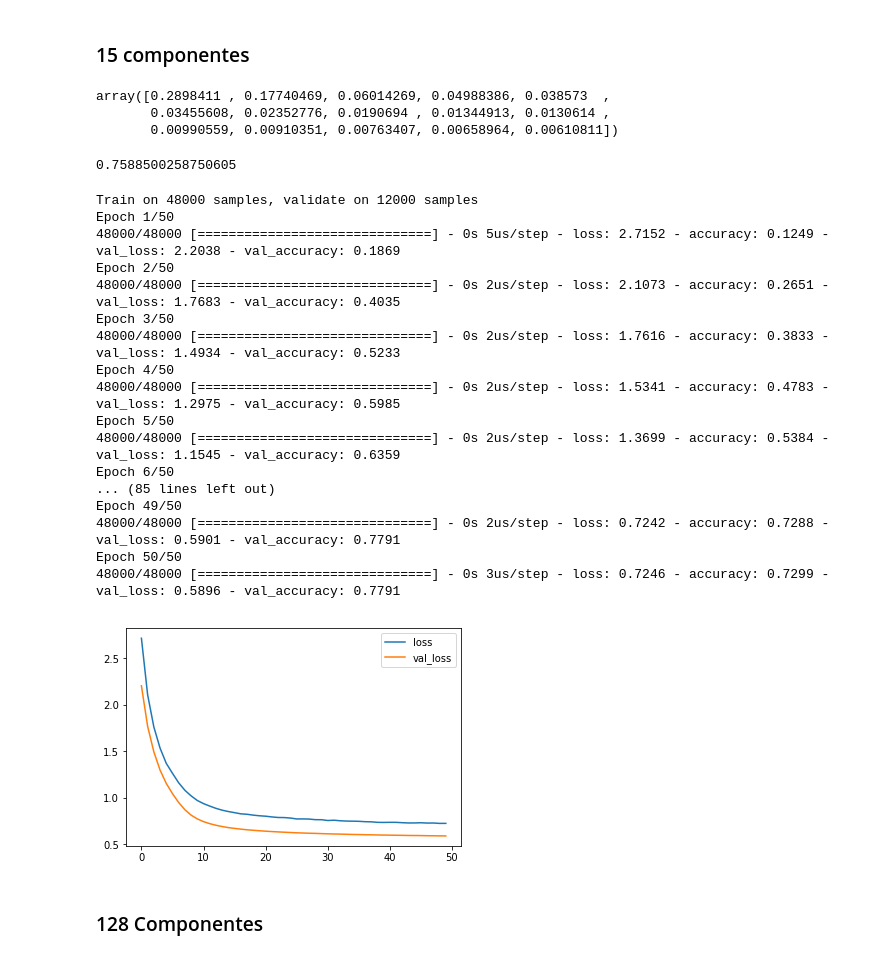
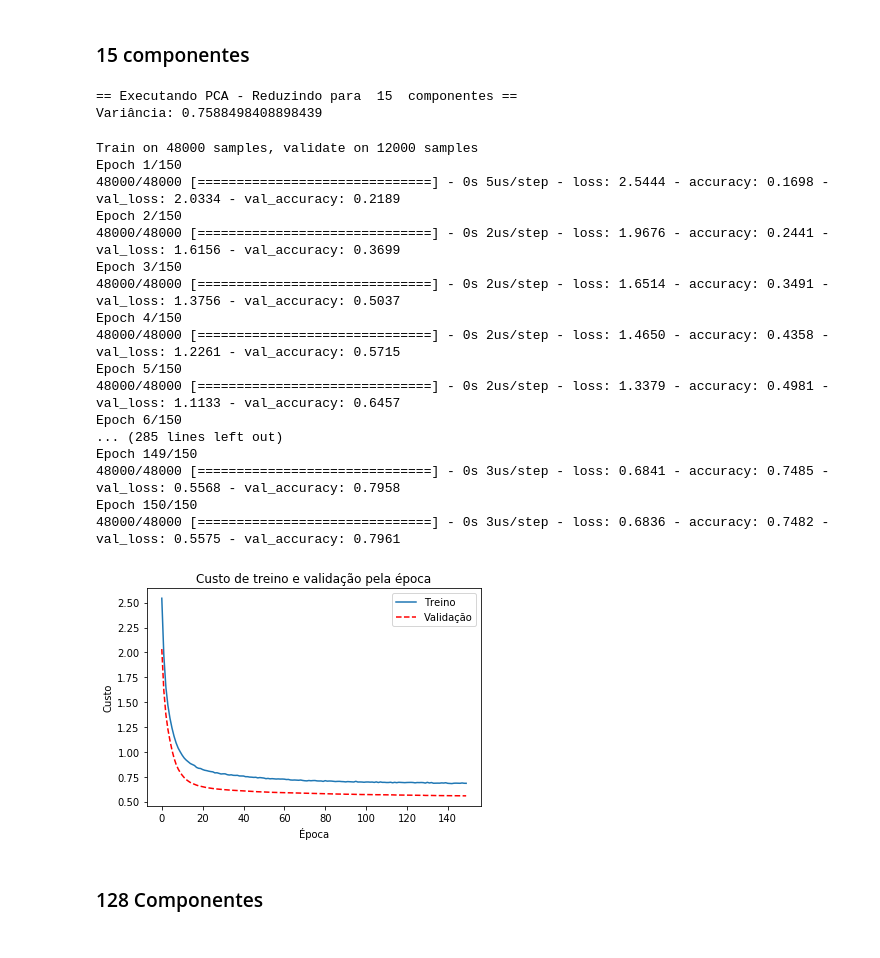
Before and after one commit to gihbatalha/neural-net-dimensionality-cluster, a Jupyter notebook: Projeto3.ipynb, the cells around one changed output. Cells and saved outputs as stored; diff of their text form; code cells hidden in the pictures.

```diff
--- a/Projeto3.ipynb
+++ b/Projeto3.ipynb
@@ -215,15 +187,8 @@ newX_val = pca.transform(X_val)
-# %%
-variancesPerFeature = pca.explained_variance_ratio_
-variancesPerFeature
-# %% [output]
-array([0.2898411 , 0.17740469, 0.06014269, 0.04988386, 0.038573  ,
-       0.03455608, 0.02352776, 0.0190694 , 0.01344913, 0.0130614 ,
-       0.00990559, 0.00910351, 0.00763407, 0.00658964, 0.00610811])
-# %%
-variance = np.sum(variancesPerFeature)
-variance
-# %% [output]
-0.7588500258750605
+# %%
+(newX_train, newX_val) = applyPCA(15,X_train, X_val)
+# %% [output]
+== Executando PCA - Reduzindo para  15  componentes ==
+Variância: 0.7588498408898439
 # %%
 model = keras.Sequential([
     keras.layers.Dense(12, activation='relu'),
@@ -232,33 +197,28 @@ model = keras.Sequential([
 ])
 
 model.compile(optimizer='adam', loss='sparse_categorical_crossentropy',metrics=['accuracy'])
-train_history_pca = model.fit(np.array(newX_train),np.array(y_train),validation_data=(newX_val, y_val),epochs=50,batch_size=1000)
+train_history_pca = model.fit(np.array(newX_train),np.array(y_train),validation_data=(newX_val, y_val),epochs=150,batch_size=1000)
 # %% [output]
 Train on 48000 samples, validate on 12000 samples
-Epoch 1/50
-48000/48000 [==============================] - 0s 5us/step - loss: 2.7152 - accuracy: 0.1249 - val_loss: 2.2038 - val_accuracy: 0.1869
-Epoch 2/50
-48000/48000 [==============================] - 0s 2us/step - loss: 2.1073 - accuracy: 0.2651 - val_loss: 1.7683 - val_accuracy: 0.4035
-Epoch 3/50
-48000/48000 [==============================] - 0s 2us/step - loss: 1.7616 - accuracy: 0.3833 - val_loss: 1.4934 - val_accuracy: 0.5233
-Epoch 4/50
-48000/48000 [==============================] - 0s 2us/step - loss: 1.5341 - accuracy: 0.4783 - val_loss: 1.2975 - val_accuracy: 0.5985
-Epoch 5/50
-48000/48000 [==============================] - 0s 2us/step - loss: 1.3699 - accuracy: 0.5384 - val_loss: 1.1545 - val_accuracy: 0.6359
-Epoch 6/50
-... (85 lines left out)
-Epoch 49/50
-48000/48000 [==============================] - 0s 2us/step - loss: 0.7242 - accuracy: 0.7288 - val_loss: 0.5901 - val_accuracy: 0.7791
-Epoch 50/50
-48000/48000 [==============================] - 0s 3us/step - loss: 0.7246 - accuracy: 0.7299 - val_loss: 0.5896 - val_accuracy: 0.7791
+Epoch 1/150
+48000/48000 [==============================] - 0s 5us/step - loss: 2.5444 - accuracy: 0.1698 - val_loss: 2.0334 - val_accuracy: 0.2189
+Epoch 2/150
+48000/48000 [==============================] - 0s 2us/step - loss: 1.9676 - accuracy: 0.2441 - val_loss: 1.6156 - val_accuracy: 0.3699
+Epoch 3/150
+48000/48000 [==============================] - 0s 2us/step - loss: 1.6514 - accuracy: 0.3491 - val_loss: 1.3756 - val_accuracy: 0.5037
+Epoch 4/150
+48000/48000 [==============================] - 0s 2us/step - loss: 1.4650 - accuracy: 0.4358 - val_loss: 1.2261 - val_accuracy: 0.5715
+Epoch 5/150
+48000/48000 [==============================] - 0s 2us/step - loss: 1.3379 - accuracy: 0.4981 - val_loss: 1.1133 - val_accuracy: 0.6457
+Epoch 6/150
+... (285 lines left out)
+Epoch 149/150
+48000/48000 [==============================] - 0s 3us/step - loss: 0.6841 - accuracy: 0.7485 - val_loss: 0.5568 - val_accuracy: 0.7958
+Epoch 150/150
+48000/48000 [==============================] - 0s 3us/step - loss: 0.6836 - accuracy: 0.7482 - val_loss: 0.5575 - val_accuracy: 0.7961
-# %%
-loss = train_history_pca.history['loss']
-val_loss = train_history_pca.history['val_loss']
-plt.plot(loss)
-plt.plot(val_loss)
-plt.legend(['loss', 'val_loss'])
-plt.show()
-# %% [output]
-[figure, removed]
+# %%
+plotTrainValError(train_history_pca)
+# %% [output]
+[figure, added]
 # %% [markdown]
 ### 128 Componentes
```
Also changed, not shown: parts of 127 cells of this notebook.
